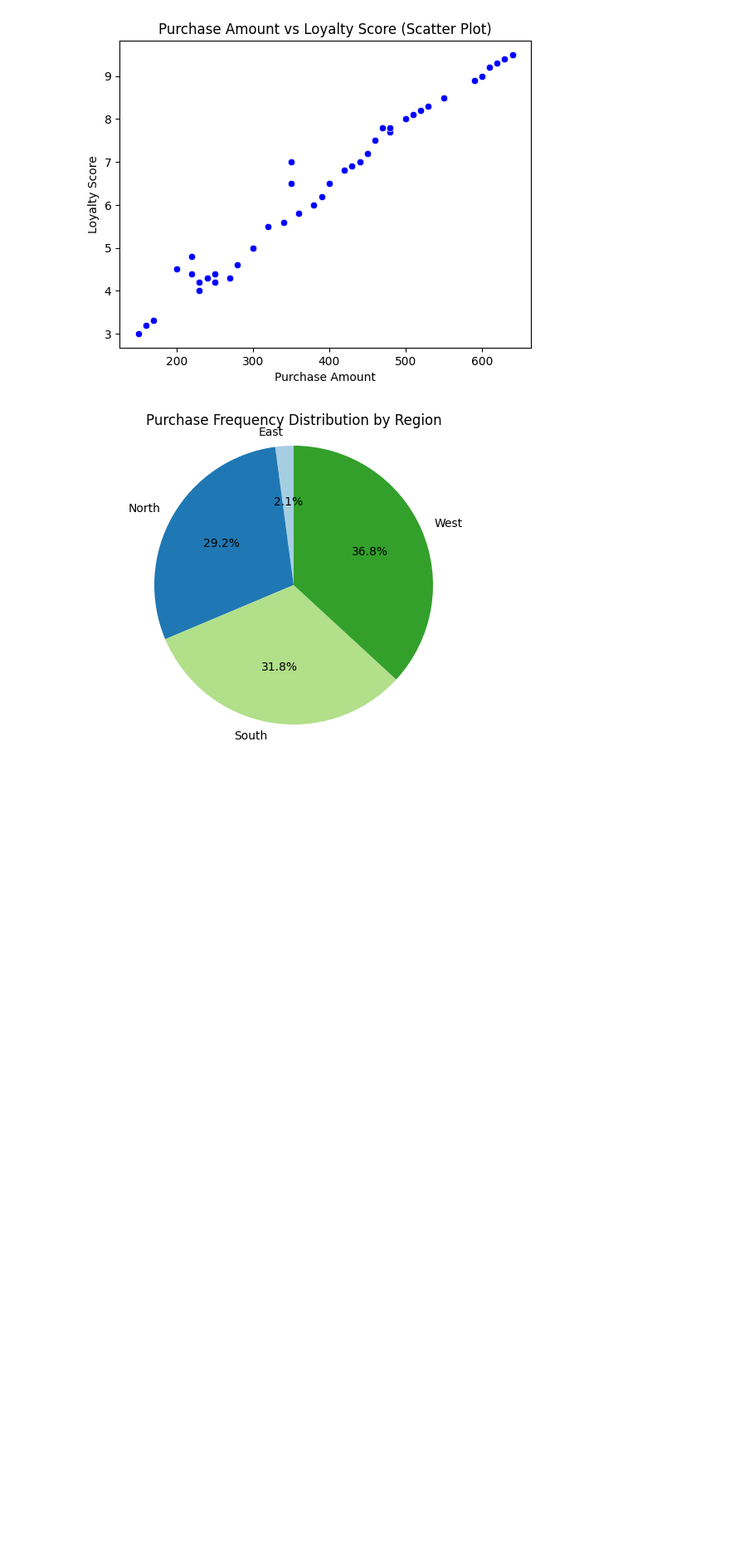
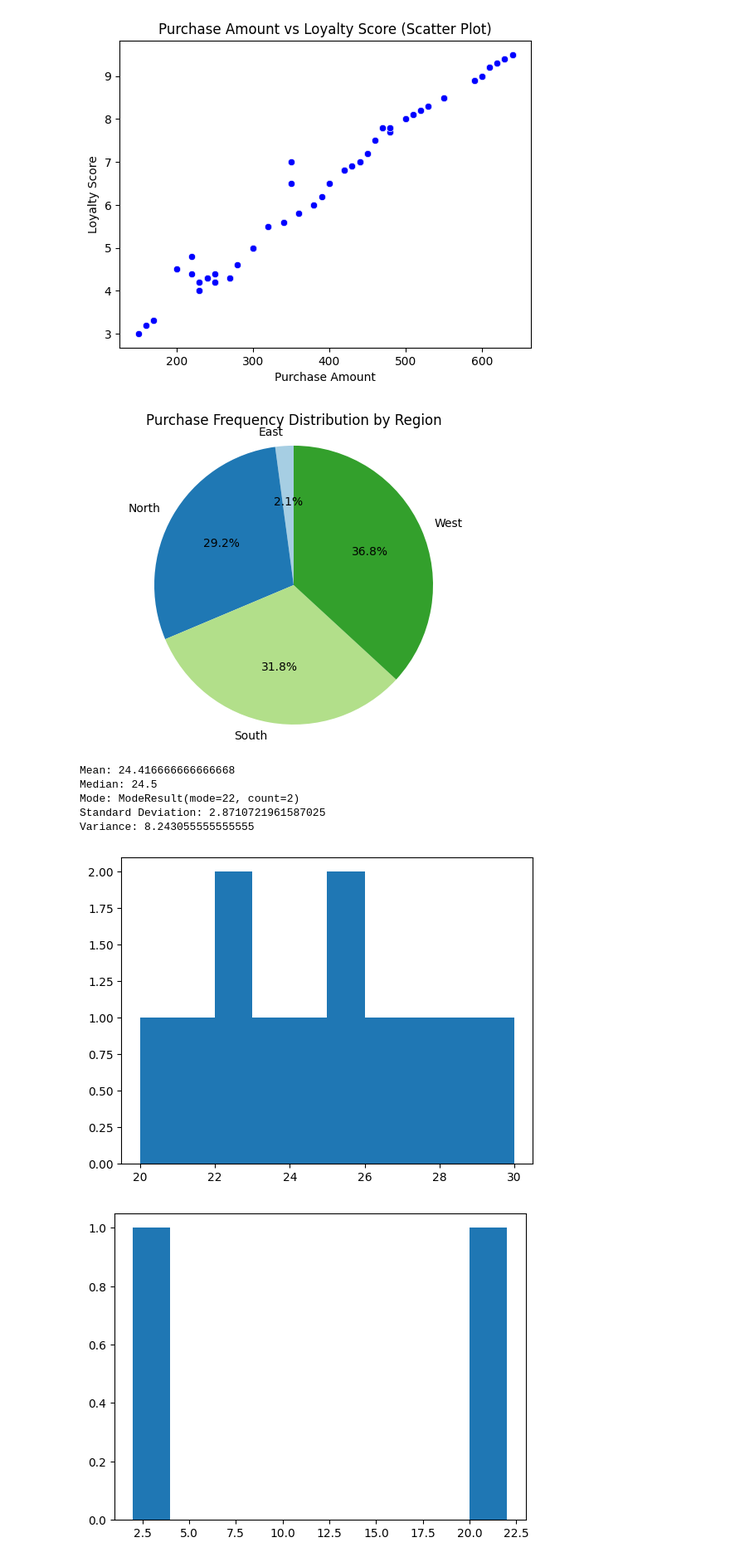
Before and after one commit to LakshayShandil/python-data-analysis, a Jupyter notebook: Data_visualization.ipynb, the cells around one changed output. Shown at 83% size. Cells and saved outputs as stored; diff of their text form; code cells hidden in the pictures; blank space fills up the shorter version.

```diff
--- a/Data_visualization.ipynb
+++ b/Data_visualization.ipynb
@@ -164,3 +164,30 @@ plt.axis('equal')
 plt.show()
 # %% [output]
 [figure]
+# %%
+import numpy as np
+import matplotlib.pyplot as plt
+from scipy import stats
+temprature=np.array([22,25,28,30,27,26,24,23,25,22,21,20])
+mean_temprature=np.mean(temprature)
+print("Mean:",mean_temprature)
+median_temprature=np.median(temprature)
+print("Median:",median_temprature)
+mode_temprature=stats.mode(temprature)
+print("Mode:",mode_temprature)
+std_temprature=np.std(temprature)
+print("Standard Deviation:",std_temprature)
+var_temprature=np.var(temprature)
+print("Variance:",var_temprature)
+plt.hist(temprature)
+plt.show()
+plt.hist(mode_temprature)
+plt.show()
+# %% [output]
+Mean: 24.416666666666668
+Median: 24.5
+Mode: ModeResult(mode=22, count=2)
+Standard Deviation: 2.8710721961587025
+Variance: 8.243055555555555
+[figure, added]
+[figure, added]
```
Also changed, not shown: parts of 11 cells of this notebook.
